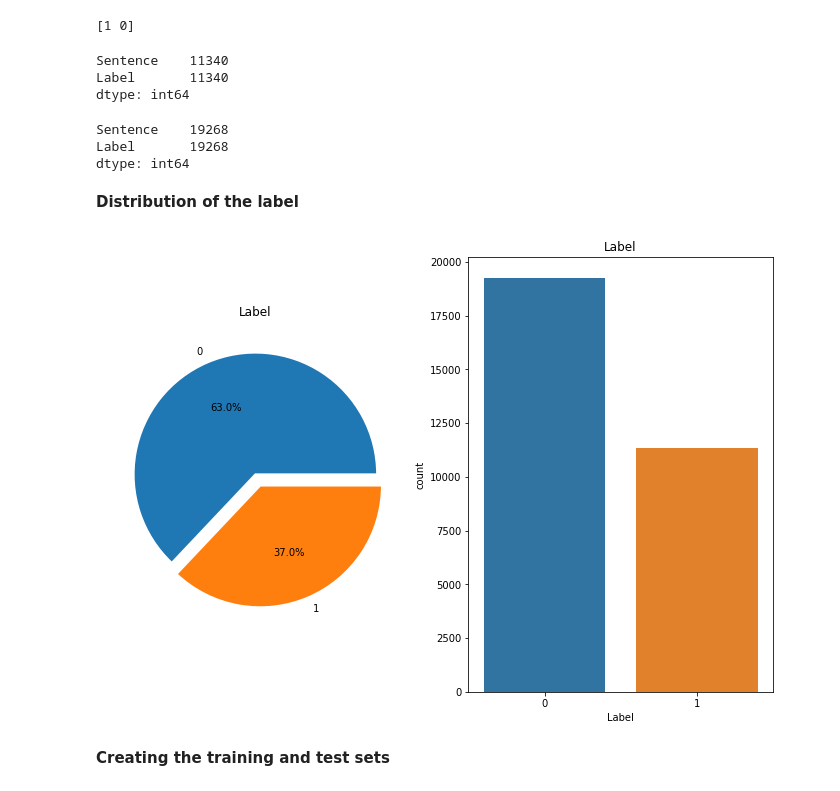
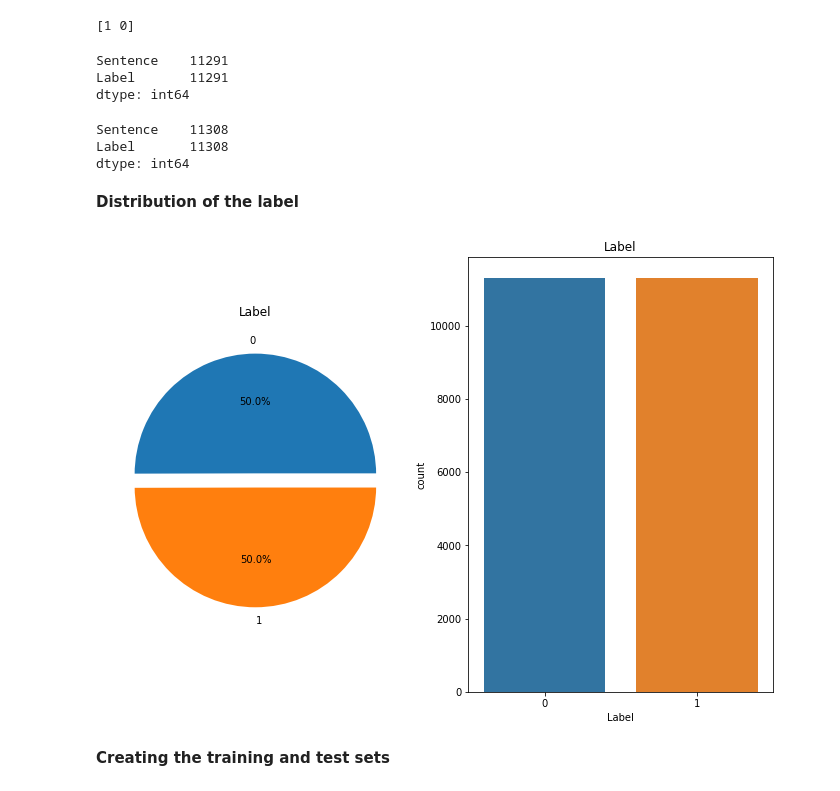
Before and after one commit to rami-athmani/detecting-sql-injections-using-bert, a Jupyter notebook: main.ipynb, the cells around one changed output. Saved outputs shown, nothing was run; the diff lists cells and outputs as text; code cells hidden in the pictures.

```diff
--- a/main.ipynb
+++ b/main.ipynb
@@ -40,12 +22,12 @@ import pickle
 **Reading and displaying the dataset**
 # %%
 # Detect the encoding of the CSV file
-with open('SQLiV3.csv', 'rb') as f:
+with open('SQLiV3_3.csv', 'rb') as f:
     result = chardet.detect(f.read())
 
 # Read the CSV file into a pandas dataframe, using the detected encoding
 # df = pd.read_csv('sqliv2.csv', sep=',',  encoding=result['encoding']).sample(n=250)
-df = pd.read_csv('SQLiV3.csv', sep=',',  encoding=result['encoding'])
+df = pd.read_csv('SQLiV3_3.csv', sep=',',  encoding=result['encoding'])
 
 # Display the first rows of the dataframe
 print(df.head(10))
@@ -112,30 +94,30 @@ print(unique_label)
 # %%
 df[df['Label'] == 1].count() # Count how much label are 1.
 # %% [output]
-Sentence    11340
-Label       11340
+Sentence    11291
+Label       11291
 dtype: int64
 # %%
 df[df['Label'] == 0].count() # Count how much label are 0.
 # %% [output]
-Sentence    19268
-Label       19268
+Sentence    11308
+Label       11308
 dtype: int64
 # %% [markdown]
 **Distribution of the label**
 # %%
 import matplotlib.colors as mcolors
 f, ax = plt.subplots(1, 2, figsize=(12, 8))
 colors = list(mcolors.TABLEAU_COLORS.values())
 df['Label'].value_counts().plot.pie(explode=[0, 0.1], autopct='%1.1f%%', ax=ax[0], wedgeprops={'edgecolor': 'white', 'linewidth': 2, 'antialiased': True}, colors=colors)
 
 ax[0].set_title('Label')
 ax[0].set_ylabel('')
-sns.countplot('Label', data=df, ax=ax[1], palette=colors)
+sns.countplot(x='Label', data=df, ax=ax[1], palette=colors)
 ax[1].set_title('Label')
 plt.show()
 # %% [output]
-[figure, old version]
+[figure, new version]
 # %% [markdown]
 **Creating the training and test sets**
 # %%
```
Also changed, not shown: parts of 13 cells of this notebook, 4 other files.
